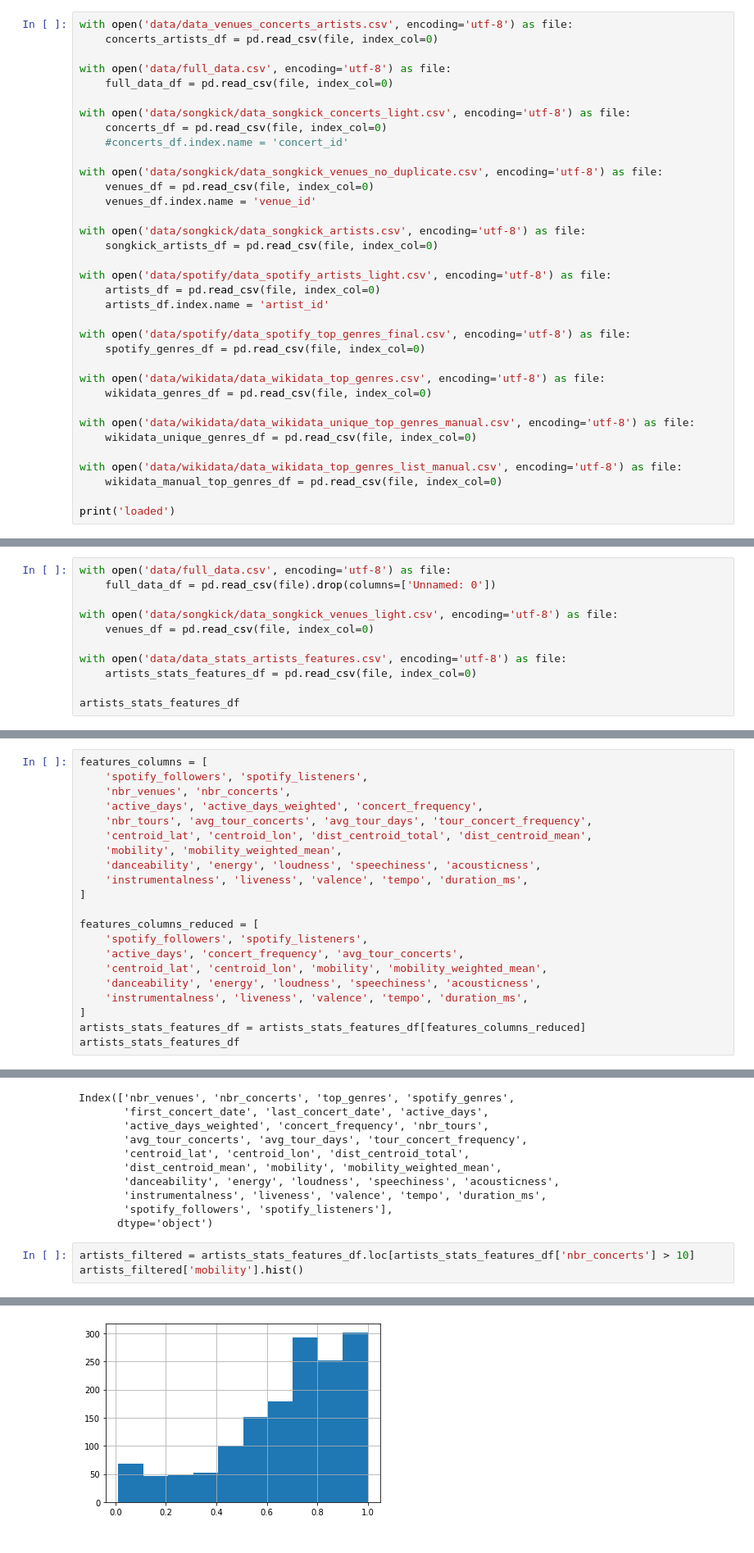
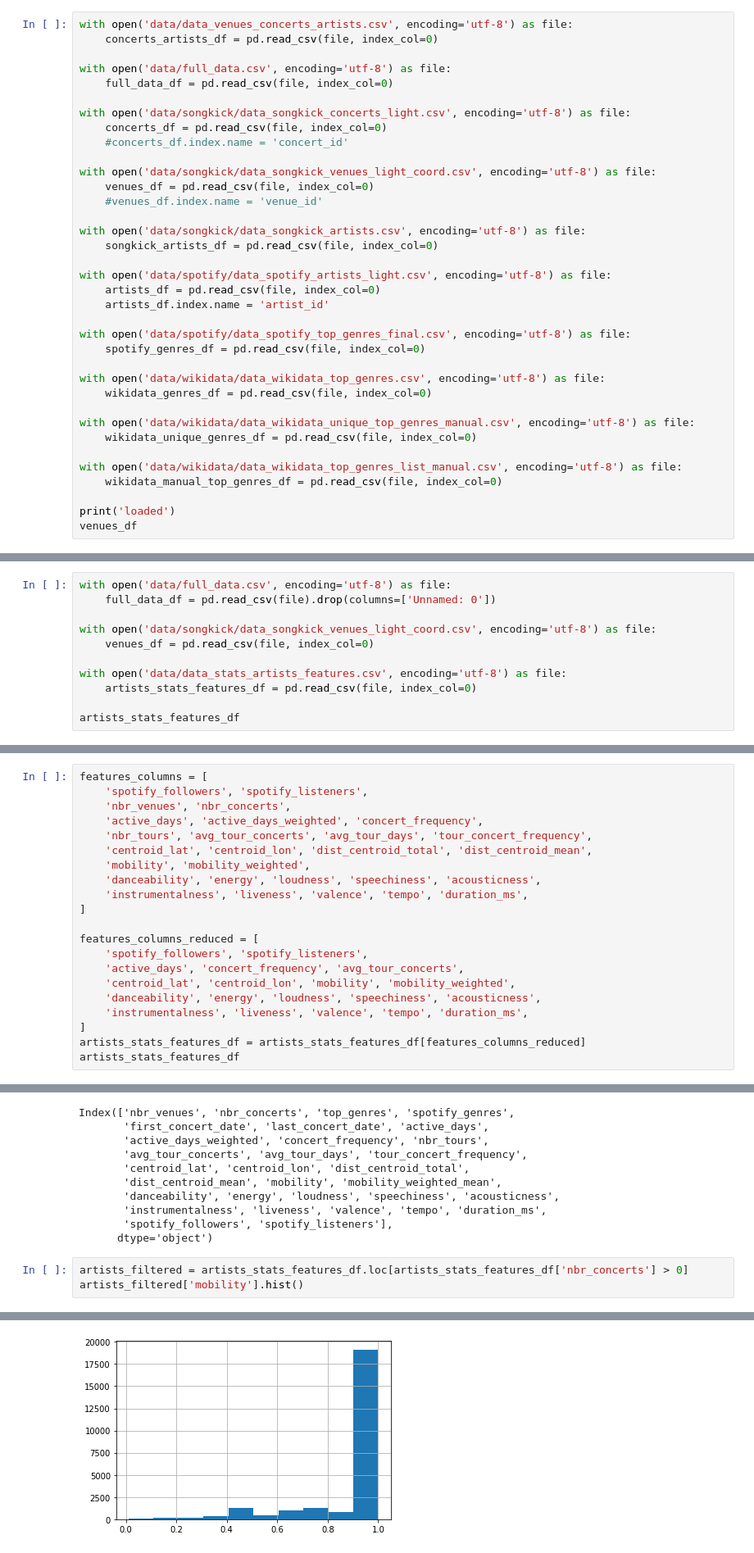
Before and after one commit to cyrillegc/thesis-redux, a Jupyter notebook: stats.ipynb, the cells around one changed output, grey strips where cells are left out. Shown at 82% size. Drawn from its saved outputs; the diff is of its cells as text.

```diff
--- a/stats.ipynb
+++ b/stats.ipynb
@@ -24,9 +25,9 @@ with open('data/songkick/data_songkick_concerts_light.csv', encoding='utf-8') as
     concerts_df = pd.read_csv(file, index_col=0)
     #concerts_df.index.name = 'concert_id'
 
-with open('data/songkick/data_songkick_venues_no_duplicate.csv', encoding='utf-8') as file:
+with open('data/songkick/data_songkick_venues_light_coord.csv', encoding='utf-8') as file:
     venues_df = pd.read_csv(file, index_col=0)
-    venues_df.index.name = 'venue_id'
+    #venues_df.index.name = 'venue_id'
 
 with open('data/songkick/data_songkick_artists.csv', encoding='utf-8') as file:
     songkick_artists_df = pd.read_csv(file, index_col=0)
@@ -48,5 +49,6 @@ with open('data/wikidata/data_wikidata_top_genres_list_manual.csv', encoding='ut
     wikidata_manual_top_genres_df = pd.read_csv(file, index_col=0)
 
 print('loaded')
+venues_df
 # %% [output]
 loaded
@@ -947,7 +975,7 @@ artist_stats_features_df.to_csv('data/data_stats_artists_features.csv', encoding
 with open('data/full_data.csv', encoding='utf-8') as file:
     full_data_df = pd.read_csv(file).drop(columns=['Unnamed: 0'])
 
-with open('data/songkick/data_songkick_venues_light.csv', encoding='utf-8') as file:
+with open('data/songkick/data_songkick_venues_light_coord.csv', encoding='utf-8') as file:
     venues_df = pd.read_csv(file, index_col=0)
 
 with open('data/data_stats_artists_features.csv', encoding='utf-8') as file:
@@ -1103,7 +1143,7 @@ features_columns = [
     'active_days', 'active_days_weighted', 'concert_frequency',
     'nbr_tours', 'avg_tour_concerts', 'avg_tour_days', 'tour_concert_frequency',
     'centroid_lat', 'centroid_lon', 'dist_centroid_total', 'dist_centroid_mean',
-    'mobility', 'mobility_weighted_mean',
+    'mobility', 'mobility_weighted',
     'danceability', 'energy', 'loudness', 'speechiness', 'acousticness',
     'instrumentalness', 'liveness', 'valence', 'tempo', 'duration_ms',
 ]
@@ -1111,7 +1151,7 @@ features_columns = [
 features_columns_reduced = [
     'spotify_followers', 'spotify_listeners',
     'active_days', 'concert_frequency', 'avg_tour_concerts',
-    'centroid_lat', 'centroid_lon', 'mobility', 'mobility_weighted_mean',
+    'centroid_lat', 'centroid_lon', 'mobility', 'mobility_weighted',
     'danceability', 'energy', 'loudness', 'speechiness', 'acousticness',
     'instrumentalness', 'liveness', 'valence', 'tempo', 'duration_ms',
 ]
@@ -1425,8 +1464,8 @@ Index(['nbr_venues', 'nbr_concerts', 'top_genres', 'spotify_genres',
        'spotify_followers', 'spotify_listeners'],
       dtype='object')
 # %%
-artists_filtered = artists_stats_features_df.loc[artists_stats_features_df['nbr_concerts'] > 10]
+artists_filtered = artists_stats_features_df.loc[artists_stats_features_df['nbr_concerts'] > 0]
 artists_filtered['mobility'].hist()
 # %% [output]
 <AxesSubplot:>
-[figure, old version]
+[figure, new version]
```
Also changed, not shown: parts of 30 cells of this notebook, 4 other files.
